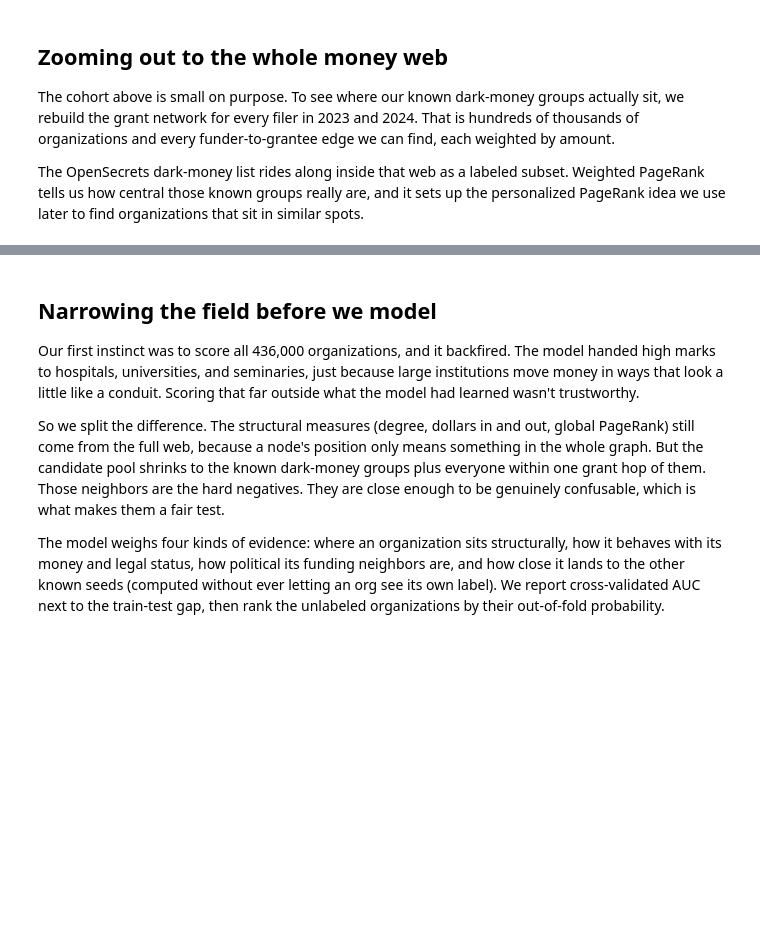
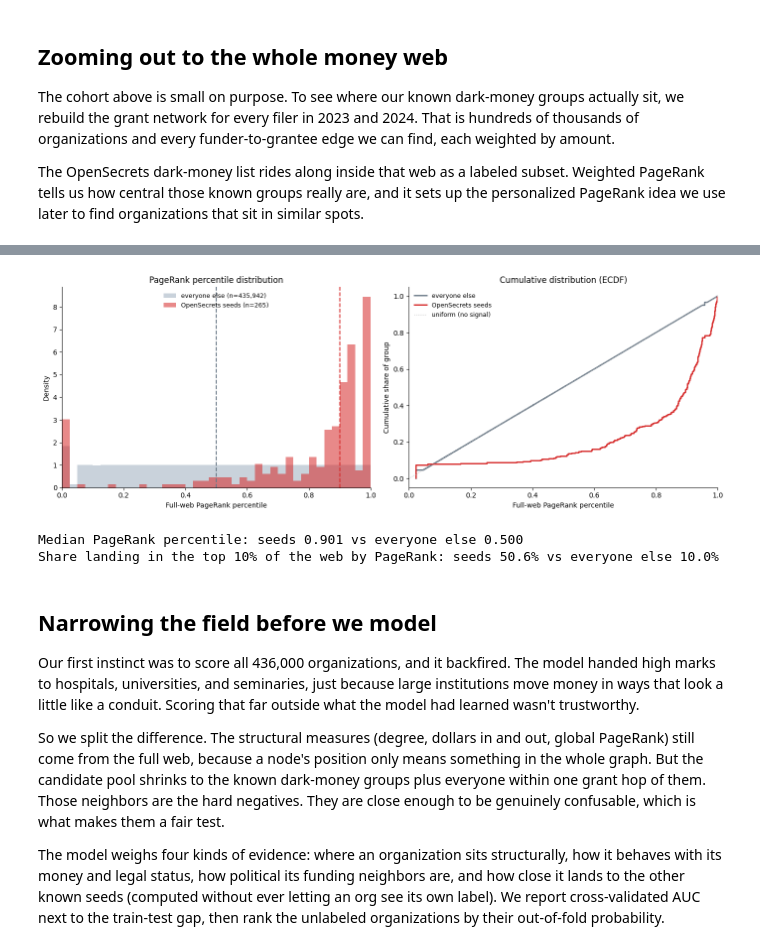
Before and after one commit to team-glass-house/influence-network, a Jupyter notebook: notebooks/network_analysis_modeling.ipynb, the cells around one changed output, grey strips where cells are left out. Cells and saved outputs as stored; diff of their text form; code cells hidden in the pictures; blank space fills up the shorter version.

```diff
--- a/notebooks/network_analysis_modeling.ipynb
+++ b/notebooks/network_analysis_modeling.ipynb
@@ -354,3 +405,51 @@ Top 15 orgs overall by PageRank (largest hubs in the entire money web):
+# %%
+# Distribution of full-web PageRank percentiles: known dark-money seeds vs. everyone else.
+import matplotlib.pyplot as plt
+import numpy as np
+
+seed_pct = rank.loc[rank.is_seed == 1, "pr_pctile"].dropna().to_numpy()
+rest_pct = rank.loc[rank.is_seed == 0, "pr_pctile"].dropna().to_numpy()
+
+fig, axes = plt.subplots(1, 2, figsize=(14, 5))
+
+bins = np.linspace(0, 1, 41)
+axes[0].hist(rest_pct, bins=bins, density=True, color="#B8C4D0", alpha=0.75,
+             label=f"everyone else (n={len(rest_pct):,})")
+axes[0].hist(seed_pct, bins=bins, density=True, color="#D62828", alpha=0.55,
+             label=f"OpenSecrets seeds (n={len(seed_pct):,})")
+axes[0].axvline(np.median(rest_pct), color="#6B7A88", linestyle="--", linewidth=1.5)
+axes[0].axvline(np.median(seed_pct), color="#D62828", linestyle="--", linewidth=1.5)
+axes[0].set_title("PageRank percentile distribution")
+axes[0].set_xlabel("Full-web PageRank percentile")
+axes[0].set_ylabel("Density")
+axes[0].legend(frameon=False, fontsize=9, loc="upper center")
+
+# ECDF makes the seeds' rightward shift explicit; the diagonal is what a uniform (no-signal) set would give.
+for values, color, label in [(rest_pct, "#6B7A88", "everyone else"),
+                             (seed_pct, "#D62828", "OpenSecrets seeds")]:
+    xs = np.sort(values)
+    ys = np.arange(1, len(xs) + 1) / len(xs)
+    axes[1].step(xs, ys, where="post", color=color, linewidth=2, label=label)
+axes[1].plot([0, 1], [0, 1], color="#BBBBBB", linestyle=":", linewidth=1, label="uniform (no signal)")
+axes[1].set_title("Cumulative distribution (ECDF)")
+axes[1].set_xlabel("Full-web PageRank percentile")
+axes[1].set_ylabel("Cumulative share of group")
+axes[1].legend(frameon=False, fontsize=9, loc="upper left")
+
+for axis in axes:
+    axis.spines[["top", "right"]].set_visible(False)
+    axis.set_xlim(0, 1)
+
+fig.tight_layout()
+plt.show()
+
+print(f"Median PageRank percentile: seeds {np.median(seed_pct):.3f} vs everyone else {np.median(rest_pct):.3f}")
+print(f"Share landing in the top 10% of the web by PageRank: "
+      f"seeds {(seed_pct >= 0.90).mean():.1%} vs everyone else {(rest_pct >= 0.90).mean():.1%}")
+# %% [output]
+[figure, added]
+Median PageRank percentile: seeds 0.901 vs everyone else 0.500
+Share landing in the top 10% of the web by PageRank: seeds 50.6% vs everyone else 10.0%
 # %% [markdown]
 ## Narrowing the field before we model
 
```
Also changed, not shown: parts of 11 cells of this notebook.
